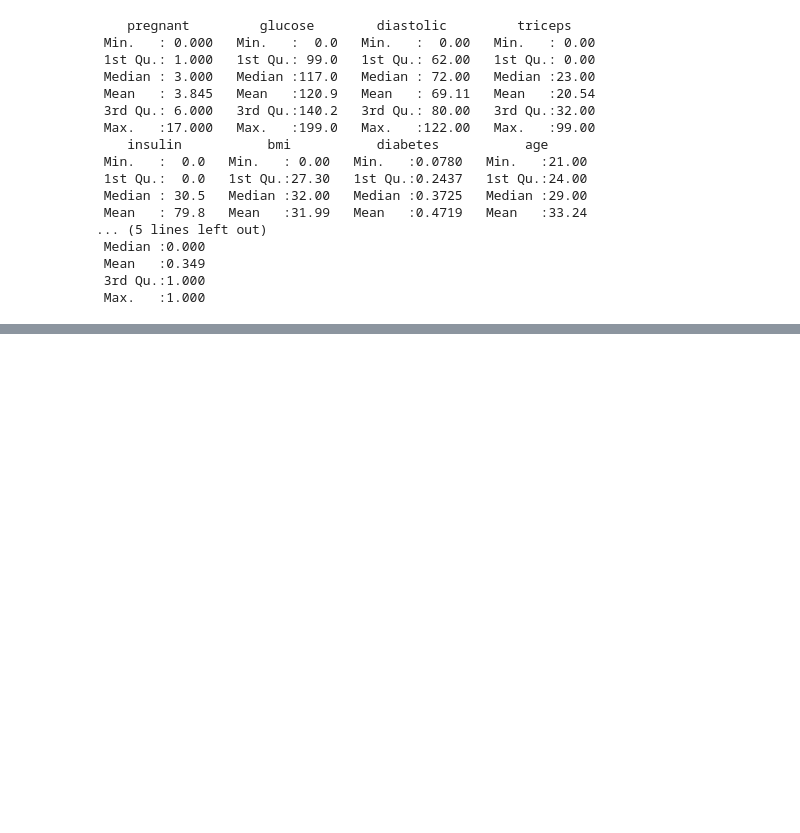
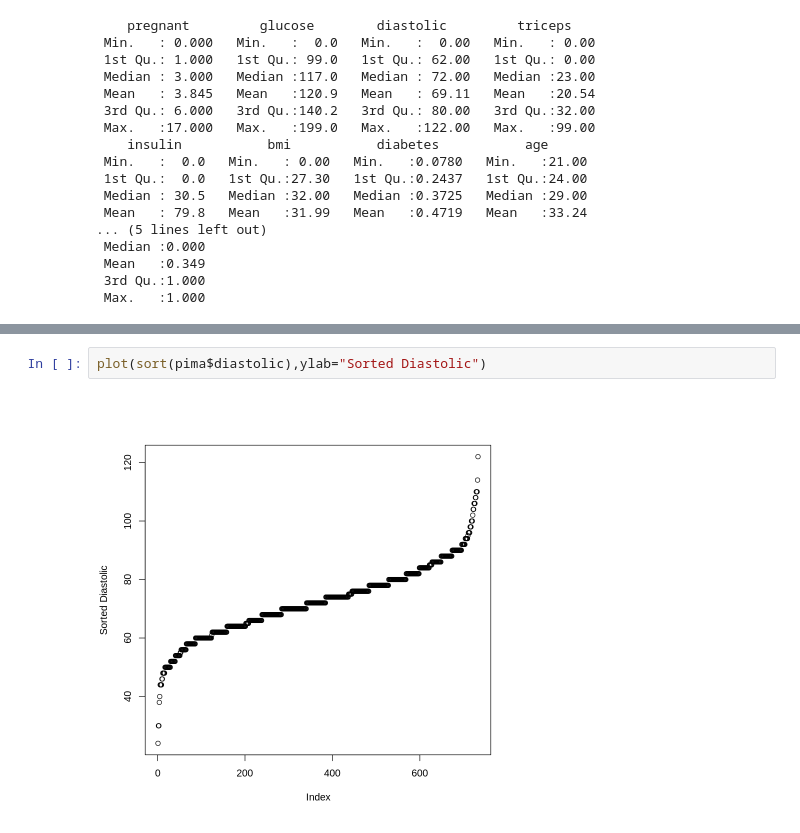
Before and after one commit to j-buss/Linear_Models_with_R, a Jupyter notebook: Chapter_01/Chapter_01_Notes.ipynb, the cells around one changed output, grey strips where cells are left out. Cells and saved outputs as stored; diff of their text form; blank space fills up the shorter version.

```diff
--- a/Chapter_01/Chapter_01_Notes.ipynb
+++ b/Chapter_01/Chapter_01_Notes.ipynb
@@ -46,0 +110,4 @@ summary(pima)
+# %%
+plot(sort(pima$diastolic),ylab="Sorted Diastolic")
+# %% [output]
+[figure, added]
```
Also changed, not shown: parts of 10 cells of this notebook, 1 other file.
